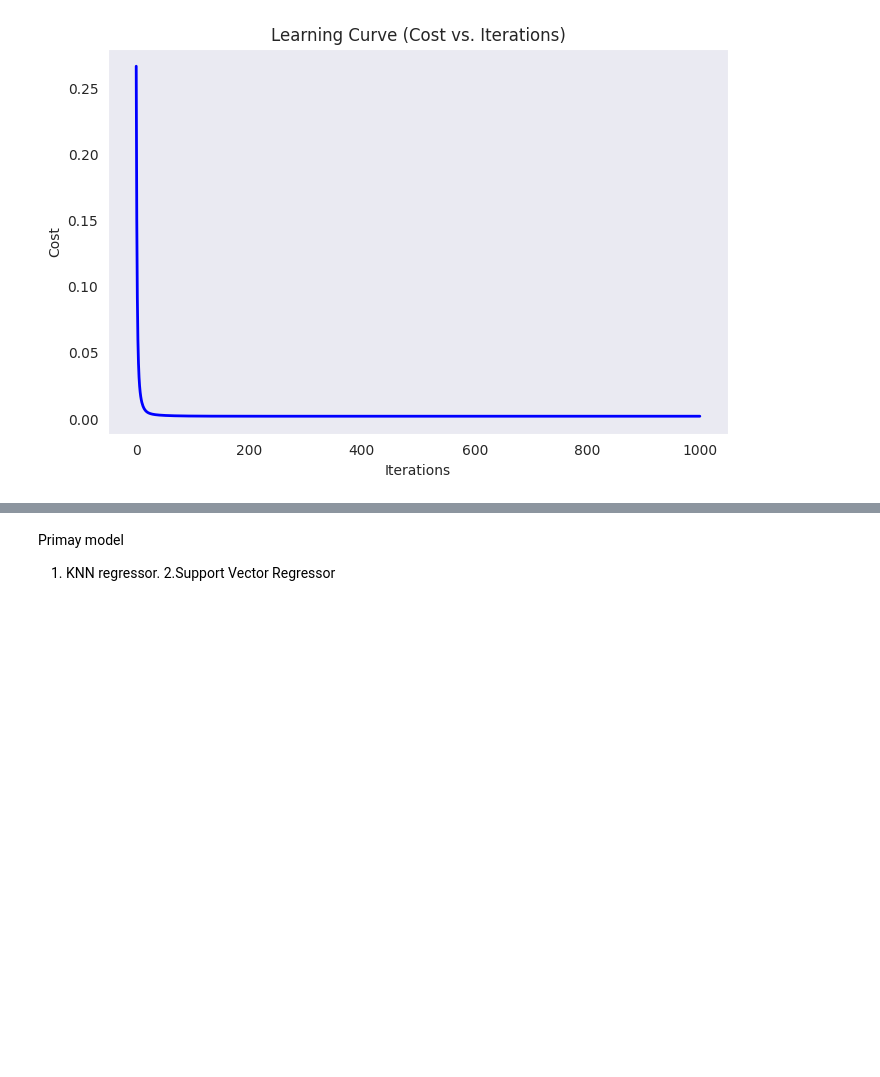
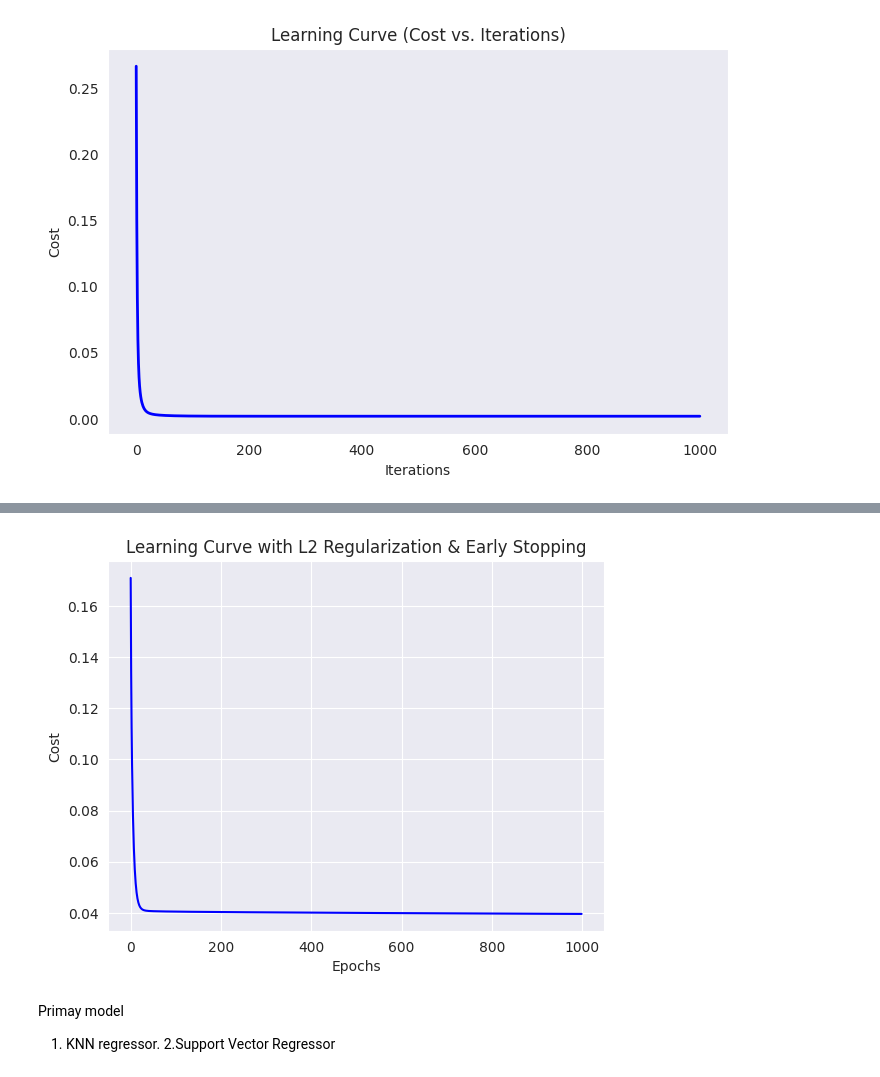
Before and after one commit to Diwash17/5CS037-Final-Portfolio-WHR-2024-, a Jupyter notebook: 2407736_DiwashAdhikari.ipynb, the cells around one changed output, grey strips where cells are left out. Saved outputs shown, nothing was run; the diff lists cells and outputs as text; code cells hidden in the pictures; blank space fills up the shorter version.

```diff
--- a/2407736_DiwashAdhikari.ipynb
+++ b/2407736_DiwashAdhikari.ipynb
@@ -1037,7 +1061,7 @@ def linear_regression(X, y, learning_rate=0.1, epochs=1000):
     Parameters:
     X (ndarray): Feature matrix.
     y (ndarray): Target values.
-    learning_rate (float, optional): Learning rate. Default is 0.01.
+    learning_rate (float, optional): Learning rate. Default is 0.1.
     epochs (int, optional): Number of iterations. Default is 1000.
 
     Returns:
@@ -1161,3 +1185,95 @@ def plot_learning_curve(cost_history):
 plot_learning_curve(cost_history)
 # %% [output]
 [figure]
+# %%
+# Compute cost with L2 regularization
+def compute_cost(X, y, theta, lambda_=0.1):
+    m = len(y)
+    predictions = np.dot(X, theta)
+    cost = (1 / (2 * m)) * np.sum((predictions - y) ** 2)
+    reg_term = (lambda_ / (2 * m)) * np.sum(theta[1:] ** 2)  # Regularization (ignore bias)
+    return cost + reg_term
+
+# Gradient descent with L2 regularization
+def gradient_descent(X, y, theta, learning_rate, epochs, lambda_, patience=5):
+    m = len(y)
+    cost_history = []
+    best_loss = float('inf')
+    counter = 0
+
+    for epoch in range(epochs):
+        y_pred = np.dot(X, theta)
+        error = y_pred - y
+        gradient = (1/m) * np.dot(X.T, error) + (lambda_ / m) * np.r_[[0], theta[1:]]
+        theta -= learning_rate * gradient
+        cost = compute_cost(X, y, theta, lambda_)
+        cost_history.append(cost)
+
+        # Early Stopping
+        if cost < best_loss:
+            best_loss = cost
+            counter = 0
+        else:
+            counter += 1
+        if counter >= patience:
+            print(f"Early stopping at epoch {epoch+1}")
+            break
+
+    return theta, cost_history
+
+# Train model
+def linear_regression(X, y, learning_rate=0.1, epochs=1000, lambda_=0.1, patience=5):
+    X = np.c_[np.ones(X.shape[0]), X]  # Add bias term
+    theta = np.zeros(X.shape[1])  # Initialize weights
+    return gradient_descent(X, y, theta, learning_rate, epochs, lambda_, patience)
+
+# Predictions
+def predict(X, theta):
+    X = np.c_[np.ones(X.shape[0]), X]  # Add bias term
+    return np.dot(X, theta)
+
+# Metrics
+def mean_squared_error(y, y_pred):
+    return np.mean((y - y_pred) ** 2)
+
+def mean_absolute_error(y, y_pred):
+    return np.mean(np.abs(y - y_pred))
+
+def r2_score(y, y_pred):
+    ss_total = np.sum((y - np.mean(y)) ** 2)
+    ss_residual = np.sum((y - y_pred) ** 2)
+    return 1 - (ss_residual / ss_total)
+
+# Model evaluation
+def evaluate_model(y_train, y_train_pred, y_test, y_test_pred):
+    metrics = {
+        "Train RMSE": np.sqrt(mean_squared_error(y_train, y_train_pred)),
+        "Train MAE": mean_absolute_error(y_train, y_train_pred),
+        "Train MSE": mean_squared_error(y_train, y_train_pred),
+        "Train R² Score": r2_score(y_train, y_train_pred),
+        "Test RMSE": np.sqrt(mean_squared_error(y_test, y_test_pred)),
+        "Test MAE": mean_absolute_error(y_test, y_test_pred),
+        "Test MSE": mean_squared_error(y_test, y_test_pred),
+        "Test R² Score": r2_score(y_test, y_test_pred)
+    }
+    return metrics
+
+# Train model with L2 regularization and early stopping
+theta, cost_history = linear_regression(X_train, y_train, learning_rate=0.1, epochs=1000, lambda_=0.1, patience=5)
+
+# Predictions
+y_train_pred = predict(X_train, theta)
+y_test_pred = predict(X_test, theta)
+
+# Evaluate model
+metrics = evaluate_model(y_train, y_train_pred, y_test, y_test_pred)
+for metric, value in metrics.items():
+    print(f"{metric}: {value:.4f}")
+
+# Plot learning curve
+plt.plot(range(len(cost_history)), cost_history, color="blue")
+plt.xlabel("Epochs")
+plt.ylabel("Cost")
+plt.title("Learning Curve with L2 Regularization & Early Stopping")
+plt.show()
+# %% [output]
@@ -1164,3 +1288,4 @@ plot_learning_curve(cost_history)
+[figure, added]
 # %% [markdown]
 Primay model
 1. KNN regressor.  2.Support Vector Regressor
```
Also changed, not shown: parts of 22 cells of this notebook.
